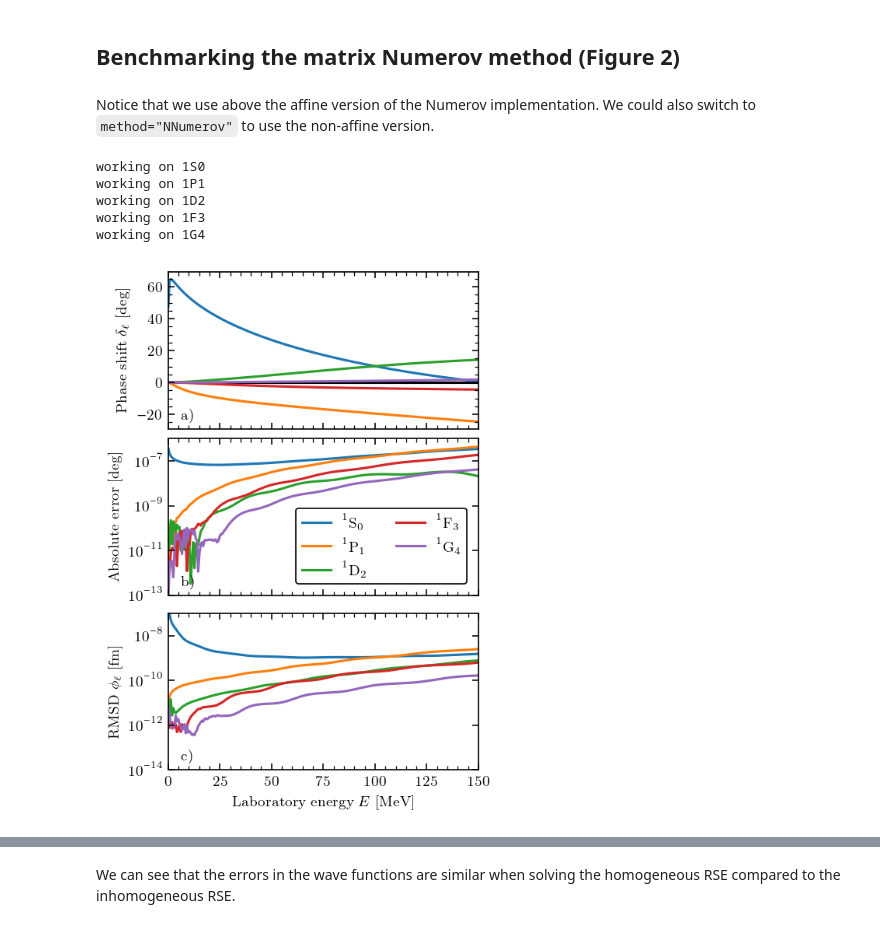
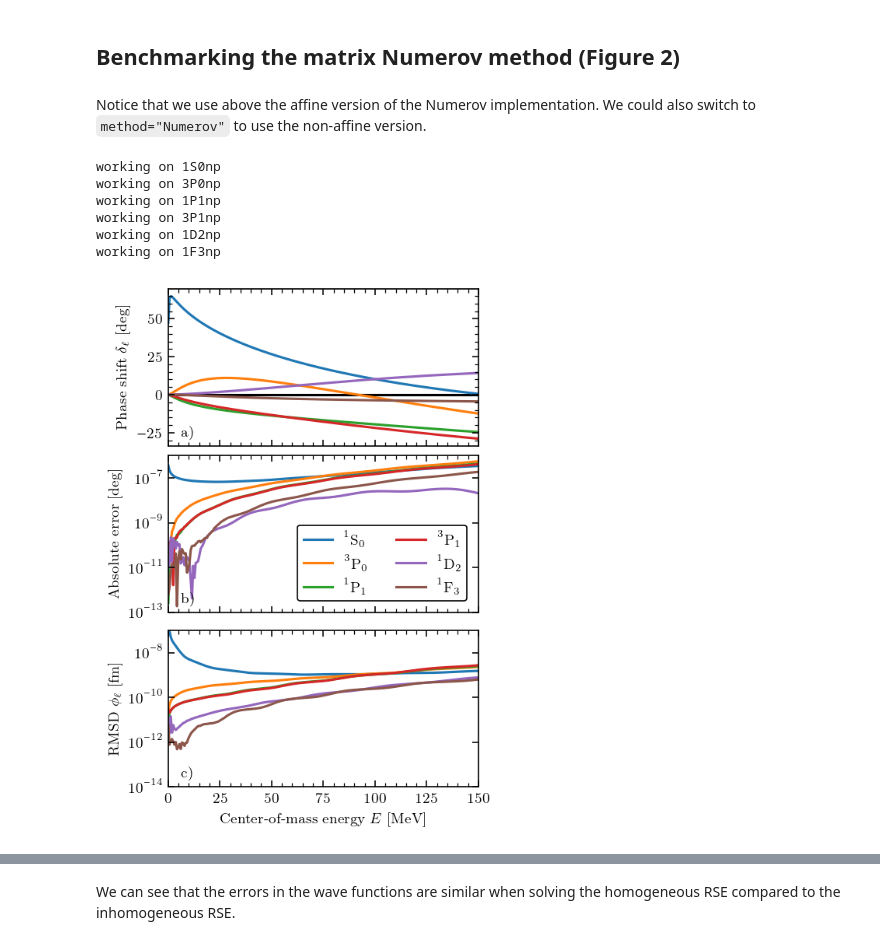
Before and after one commit to buqeye/cs_greedy_emulator, a Jupyter notebook: chiral.ipynb, the cells around one changed output, grey strips where cells are left out. Saved outputs shown, nothing was run; the diff lists cells and outputs as text; code cells hidden in the pictures.

```diff
--- a/chiral.ipynb
+++ b/chiral.ipynb
@@ -106,56 +106,57 @@ def f(E_MeV, channel, inhomogeneous=True):
     scattSols_rk45 = solver.solve(lecList=validationLecList, method="RK45", **solver_args)
     return [scattSols_numerov[0], scattSols_rk45[0]]
 # %% [markdown]
-Notice that we use above the affine version of the Numerov implementation. We could also switch to `method="NNumerov"` to use the non-affine version.
+Notice that we use above the affine version of the Numerov implementation. We could also switch to `method="Numerov"` to use the non-affine version.
 # %%
 from constants import cm
 import pandas as pd
 inhomogeneous = True
-lvalues = [0, 1, 2, 3, 4]
-channels = [Channel(S=0, L=l, LL=l, J=l, channel=0) for l in lvalues]  # only spin 0
+channel_lbls = ("1S0np", "3P0np", "1P1np", "3P1np", "1D2np", "1F3np")
+channels = [Channel(as_str=elem) for elem in channel_lbls]
 energies_MeV = np.linspace(1e-1, 150, 250)
 fig, axs = plt.subplots(3,1, sharex=True, figsize=(8.6*cm,12*cm), constrained_layout=True)
 
 for channel in channels:
     print("working on", channel.spectNotation)
     ret_raw = []
     for E_MeV in energies_MeV:
         ret_raw.append(f(E_MeV=E_MeV, channel=channel, inhomogeneous=inhomogeneous))
 
     ret = np.array([[elem[0].Lmatrix.phaseShift, elem[1].Lmatrix.phaseShift] for elem in ret_raw])
     df = pd.DataFrame(data={"Energies (MeV)": energies_MeV,
                             "Numerov (deg)": ret[:,0],
                             "RK45 (deg)": ret[:,1]})
     df.to_csv(f"{output_dir}/benchmkark_numerov_chiral_phaseshifts_{channel.spectNotation}.csv",
               index=False, float_format="%.5f")
     axs[0].plot(energies_MeV, np.real(ret[:,0]))
-    axs[1].plot(energies_MeV, np.abs(ret[:,0]-ret[:,1]), label=channel.spectNotationTeX)
-    rms_error = [np.linalg.norm((elem[0].u - elem[1].u))/ np.sqrt(len(elem[0].u)) for elem in ret_raw ]
-    axs[2].plot(energies_MeV, rms_error, label=channel.spectNotationTeX)
+    axs[1].plot(energies_MeV, np.abs(ret[:,0]-ret[:,1]), label=channel.spectNotationTeX.replace("^{(np)}",""))
+    rms_error = [np.linalg.norm((elem[0].u - elem[1].u)) / np.sqrt(len(elem[0].u)) for elem in ret_raw ]
+    axs[2].plot(energies_MeV, rms_error, label=channel.spectNotationTeX.replace("^{(np)}",""))
 
 axs[0].axhline(0, color = "k", zorder=0)
-axs[0].set_ylabel("Phase shift $\delta_\ell$ [deg]")
+axs[0].set_ylabel(r"Phase shift $\delta_\ell$ [deg]")
 
 axs[1].set_yscale('log')
 axs[1].set_ylim(bottom=1e-13, top=1e-6)
 axs[1].set_xlim(left=0, right=150)
 axs[1].set_ylabel("Absolute error [deg]") #  $\Delta \delta_\ell$ [deg]")
 axs[1].legend(ncol=2) # title="$\ell = $"
 
 axs[2].set_yscale('log')
+axs[2].set_xlim(left=0, right=150)
 axs[2].set_ylim(bottom=1e-14, top=1e-7)
-axs[2].set_xlim(left=0, right=150)
-axs[2].set_ylabel("RMSD $\phi_\ell$ [fm]")
-axs[2].set_xlabel("Laboratory energy $E$ [MeV]")
+axs[2].set_xlabel("Center-of-mass energy $E$ [MeV]")
+axs[2].set_ylabel(r"RMSD $\phi_\ell$ [fm]")
 
 for iax, ax in enumerate(axs):
     ax.text(0.04, 0.06, f"{alphabet[iax]})", transform=ax.transAxes)
 
 fig.savefig(f"{output_dir}/numerov_benchmark.pdf")
 # %% [output]
-working on 1S0
-working on 1P1
-working on 1D2
-working on 1F3
-working on 1G4
+working on 1S0np
+working on 3P0np
+working on 1P1np
+working on 3P1np
+working on 1D2np
+working on 1F3np
-[figure, old version]
+[figure, new version]
```
Also changed, not shown: parts of 4 cells of this notebook.
